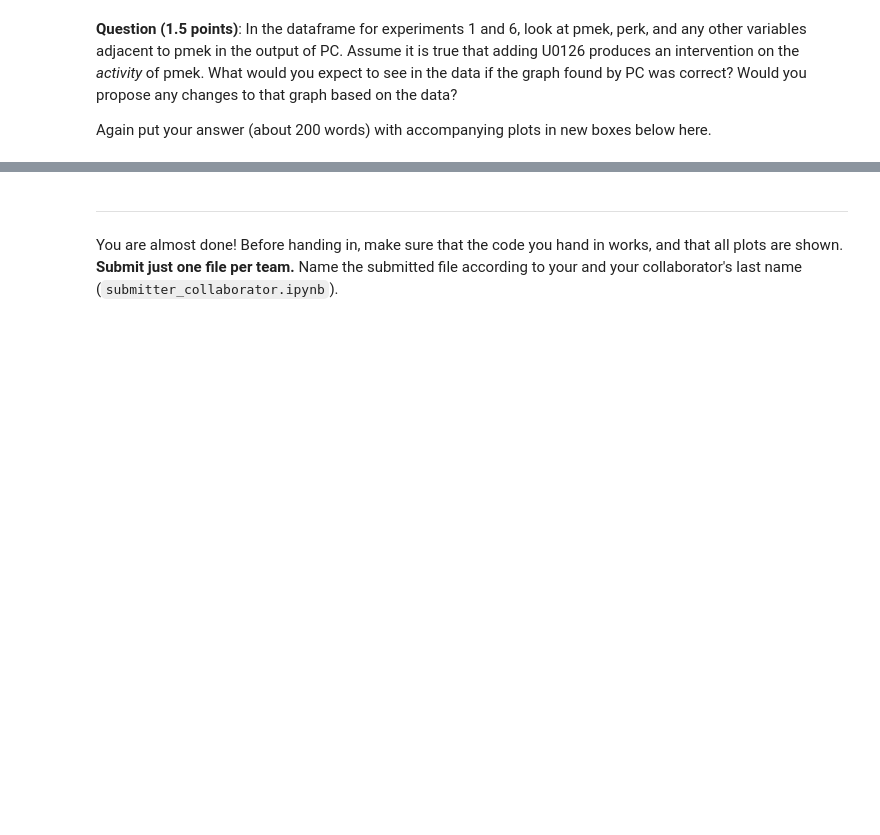
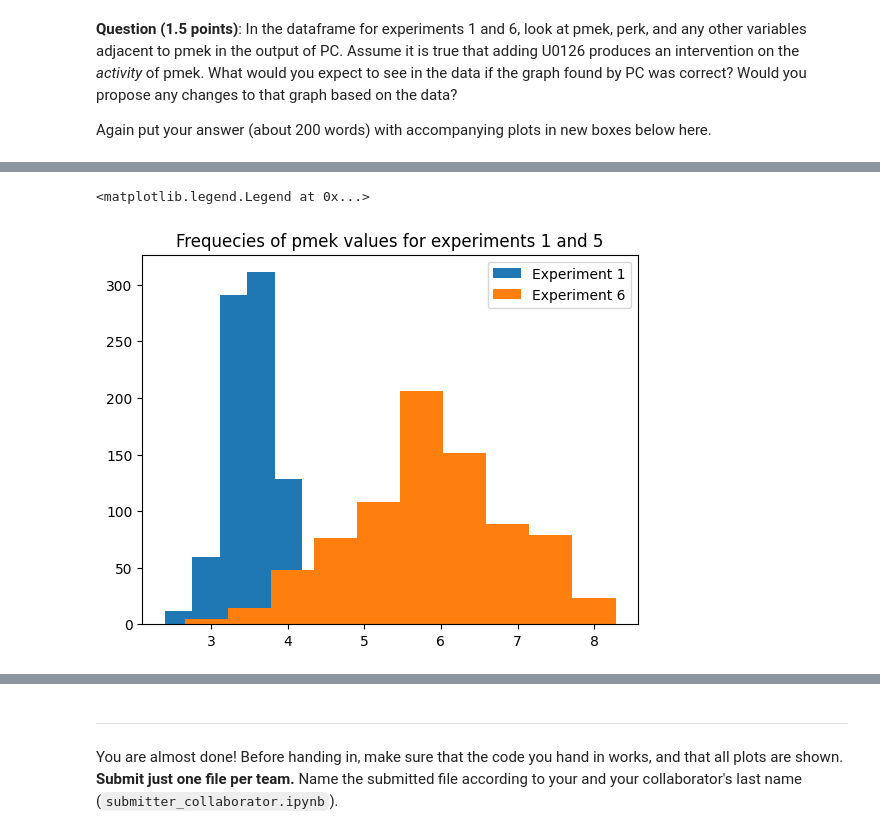
Before and after one commit to alexocayanez/AML_assignments, a Jupyter notebook: Ass 4/AML_assignment4.ipynb, the cells around one changed output, grey strips where cells are left out. Cells and saved outputs as stored; diff of their text form; code cells hidden in the pictures; blank space fills up the shorter version.

```diff
--- a/Ass 4/AML_assignment4.ipynb
+++ b/Ass 4/AML_assignment4.ipynb
@@ -433,0 +419,9 @@ Again put your answer (about 200 words) with accompanying plots in new boxes bel
+# %%
+fig, ax = plt.subplots()
+ax.hist(exp_1_and_6[exp_1_and_6['experiment']==1]['pmek'], label="Experiment 1")
+ax.hist(exp_1_and_6[exp_1_and_6['experiment']==6]['pmek'], label="Experiment 6")
+ax.set_title("Frequecies of pmek values for experiments 1 and 6")
+ax.legend()
+# %% [output]
+<matplotlib.legend.Legend at 0x...>
+[figure, added]
```
Also changed, not shown: parts of 11 cells of this notebook.
